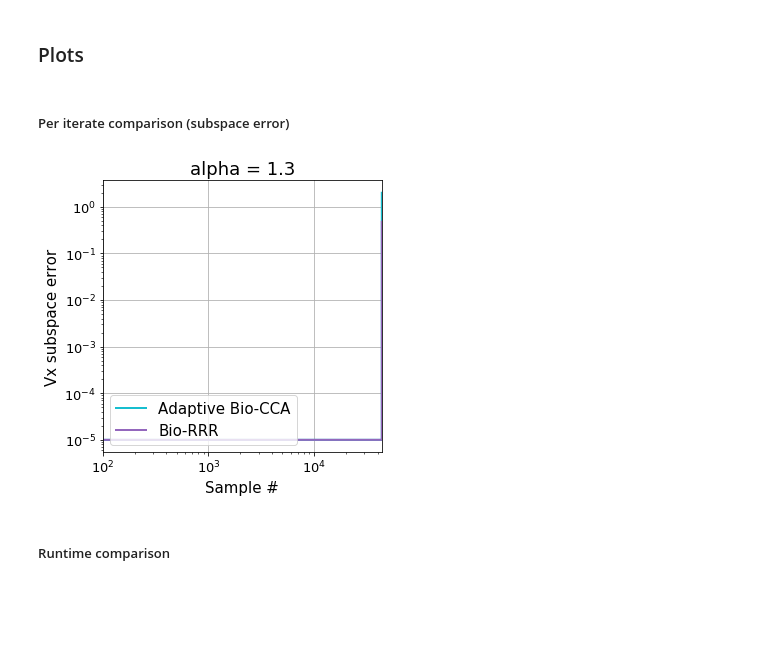
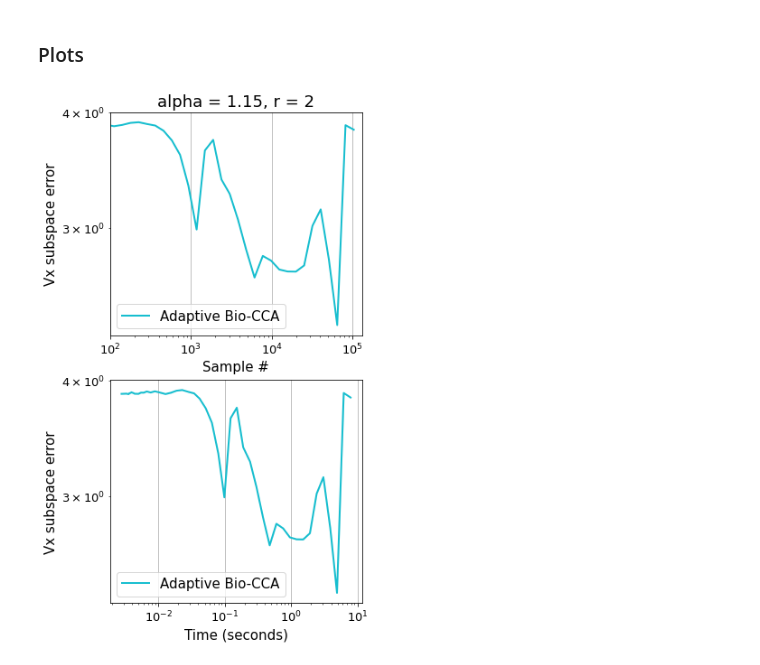
Before and after one commit to flatironinstitute/bio-cca, a Jupyter notebook: demo_adaptive_cca.ipynb, the cells around one changed output. Drawn from its saved outputs; the diff is of its cells as text; code cells hidden in the pictures; blank space fills up the shorter version.

Commit message:
plot formatting

```diff
--- a/demo_adaptive_cca.ipynb
+++ b/demo_adaptive_cca.ipynb
@@ -258,0 +80,4 @@ Trials complete
+# %%
+adaptive_time = np.zeros((trials,iters))
+adaptive_Vx = np.zeros((trials,iters,x_dim,z_dim))
+adaptive_Vy = np.zeros((trials,iters,y_dim,z_dim))
@@ -259,3 +136,12 @@ Trials complete
+# %%
+domain = list(sorted(set(map(int, np.round(np.logspace(0, np.log10(iters), num=50, endpoint=False))))))
+# %%
+adaptive_subspacex_error = np.zeros((trials,iters))
+# %%
+for i_trial in range(trials):
+    for i_iter in domain:
+        ux, sx, vxh = np.linalg.svd(adaptive_Vx[i_trial,i_iter])
+        adaptive_subspacex_error[i_trial,i_iter] = subspace_error(ux[:,:r], Px_opt)
 # %% [markdown]
 ### Plots
 # %%
@@ -275,31 +154,32 @@ colors['Bio-RRR'] = 'tab:purple'
-# %% [markdown]
-##### Per iterate comparison (subspace error)
 # %%
-alg_subspacex_error = pkl.load(open(f'error/adaptive_{dataset}_alpha-{alpha}_{z_dim}-dim_subspacex_error.p', 'rb'))
-
 linewidth = 2
 
-t = list(range(iters*epochs))
+fig = plt.figure(figsize=(5,10))
 
-fig = plt.figure(figsize=(5,5))
+ax = plt.subplot(2, 1, 1)
 
-ax = plt.subplot(1, 1, 1)
-
-for alg in algorithms:
-    add_fill_lines(ax, t, alg_subspacex_error[alg], plot_kwargs={'ls': '-', 'lw': linewidth, 'label': alg, 'color': colors[alg]}, ci_kwargs={'color': colors[alg]})
+add_fill_lines(ax, domain, adaptive_subspacex_error[:,domain], plot_kwargs={'ls': '-', 'lw': linewidth, 'label': 'Adaptive Bio-CCA', 'color': 'tab:cyan'}, ci_kwargs={'color': 'tab:cyan'})
 
 ax.loglog()
 
-plt.title(f"alpha = {alpha}")
+plt.title(f"alpha = {alpha}, r = {r}")
 plt.grid()
 plt.legend(loc = 'lower left')
 plt.xlim((1e2,iters))
 plt.xlabel('Sample #')
 plt.ylabel('Vx subspace error')
 
+ax = plt.subplot(2, 1, 2)
+
+add_fill_lines(ax, np.mean(adaptive_time[:,domain],axis=0), adaptive_subspacex_error[:,domain], plot_kwargs={'ls': '-', 'lw': linewidth, 'label': 'Adaptive Bio-CCA', 'color': 'tab:cyan'}, ci_kwargs={'color': 'tab:cyan'})
+
+ax.loglog()
+
+plt.grid()
+plt.legend(loc = 'lower left')
+plt.xlabel('Time (seconds)')
+plt.ylabel('Vx subspace error')
+
 plt.show()
-# plt.savefig(f'plots/{dataset}_{z_dim}-dim_subspacex_iterate.png', dpi=300, transparent='true', bbox_inches='tight')
 # %% [output]
-[figure, old version]
+[figure, new version]
-# %% [markdown]
-##### Runtime comparison
```
Also changed, not shown: parts of 17 cells of this notebook, 1 other file.
